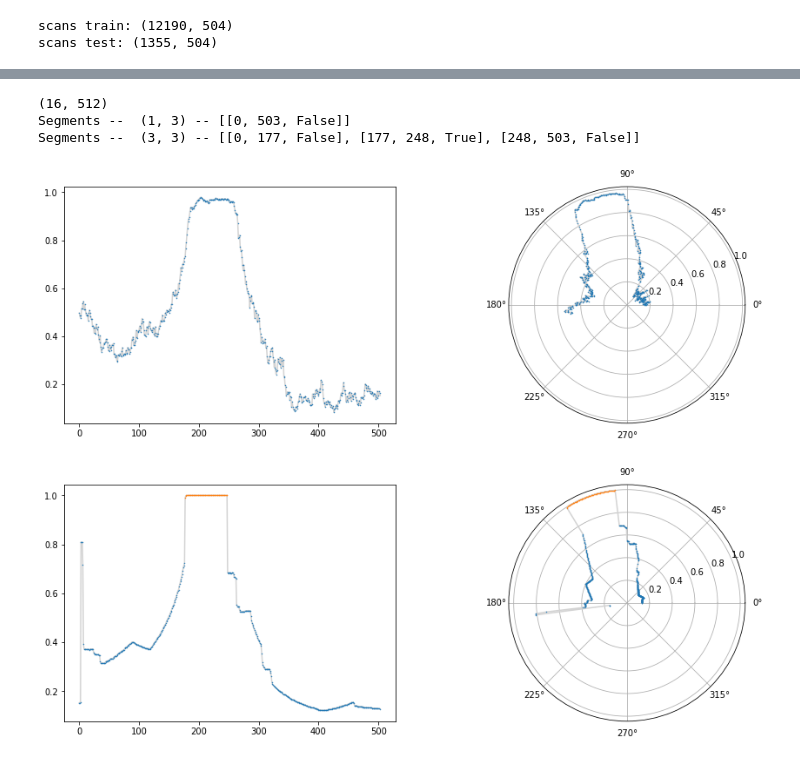
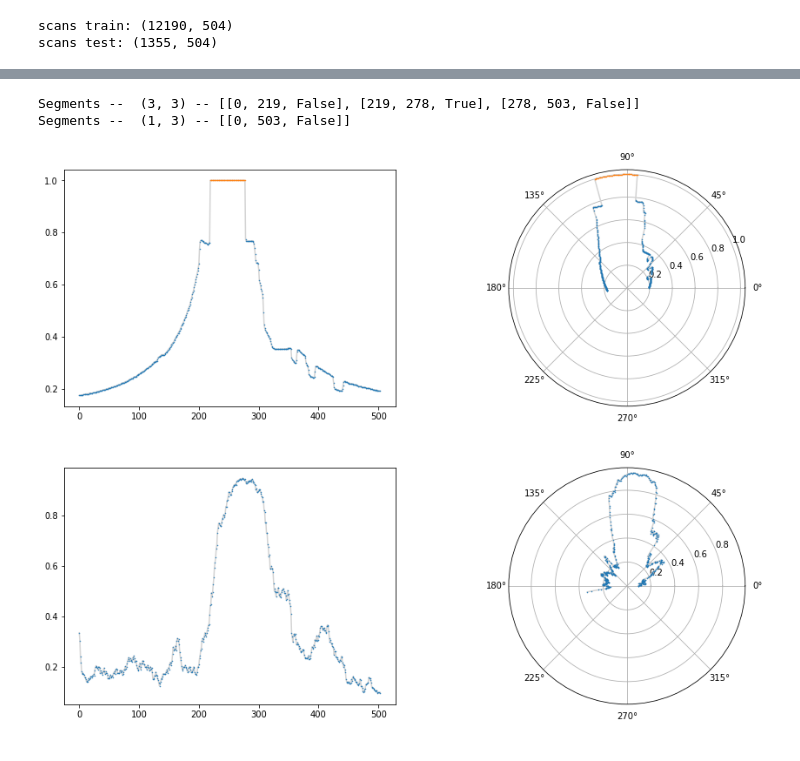
Before and after one commit to shrijitsingh99/guess, a Jupyter notebook: src/py/utility_guess.ipynb, the cells around one changed output, grey strips where cells are left out. Cells and saved outputs as stored; diff of their text form; code cells hidden in the pictures.

```diff
--- a/src/py/utility_guess.ipynb
+++ b/src/py/utility_guess.ipynb
@@ -346,9 +355,11 @@ scans bounds (min, max)= 108 612
 scans train: (12190, 504)
 scans test: (1355, 504)
 # %%
+    batch_sz = 8
     gan_batch_sz = 16
-    scan_idx = 1000
-    scan = x[scan_idx:(scan_idx + gan_batch_sz)]
+    scan_idx = 100
+
+    scan = x[scan_idx:(scan_idx + batch_sz*gan_batch_sz)]
     z_latent = vae.predictEncoder(scan)
     dscan = vae.predictDecoder(z_latent)
     ls.plotScan(scan[0], dscan[0])
@@ -358,4 +369,6 @@ Segments --  (5, 3) -- [[0, 159, False], [159, 228, True], [228, 243, False], [2
 # %%
-    gan = GAN(verbose=False)
-    gan.buildModel(ls.originalScansDim(), 10 + 6, # latent input dim from vae
-                   recurrent_generator=False)
+    input_shape = ((ls.originalScansDim() + 8), 1, 1,)  # :, 504 + 8, # scan dim + padding
+    latent_dim = gan_batch_sz*(10 + 6) # latent input dim + cmdVel from vae
+
+    gan = GAN(verbose=True)
+    gan.buildModel(input_shape, latent_dim, recurrent_generator=False)
@@ -362,4 +393,9 @@ Segments --  (5, 3) -- [[0, 159, False], [159, 228, True], [228, 243, False], [2
-# %%
-    next_scan = x[(scan_idx + gan_batch_sz):(scan_idx + 2*gan_batch_sz)]
-    x_latent = np.concatenate((z_latent, ls.cmdVel()[scan_idx:(scan_idx + gan_batch_sz)]), axis=1)
-    gan.fitModel(x_latent, next_scan, train_steps=10, batch_size=gan_batch_sz)
+# %%
+    cmd_vels = ls.cmdVel()[scan_idx:(scan_idx + batch_sz*gan_batch_sz)]
+    x_latent = np.concatenate((z_latent, cmd_vels), axis=1)
+    x_latent = np.reshape(x_latent, (batch_sz, latent_dim))
+
+    next_scan = np.zeros((batch_sz, (ls.originalScansDim() + 8)))
+    for ns in range(batch_sz):
+        next_scan[ns, :ls.originalScansDim()] = x[(scan_idx + gan_batch_sz + ns*gan_batch_sz + 1)]
+    gan.fitModelStep(x_latent, next_scan, train_steps=10, batch_sz=batch_sz)
@@ -366,10 +415,9 @@ Segments --  (5, 3) -- [[0, 159, False], [159, 228, True], [228, 243, False], [2
 # %%
     gscan = gan.generate(x_latent)
+    ls.plotScan(next_scan[0, :504])
     ls.plotScan(gscan[0, :504])
-    ls.plotScan(next_scan[0])
 # %% [output]
-(16, 512)
+Segments --  (3, 3) -- [[0, 219, False], [219, 278, True], [278, 503, False]]
 Segments --  (1, 3) -- [[0, 503, False]]
-Segments --  (3, 3) -- [[0, 177, False], [177, 248, True], [248, 503, False]]
-[figure, old version]
+[figure, new version]
-[figure, old version]
+[figure, new version]
```
Also changed, not shown: parts of 6 cells of this notebook, 1 other file.
